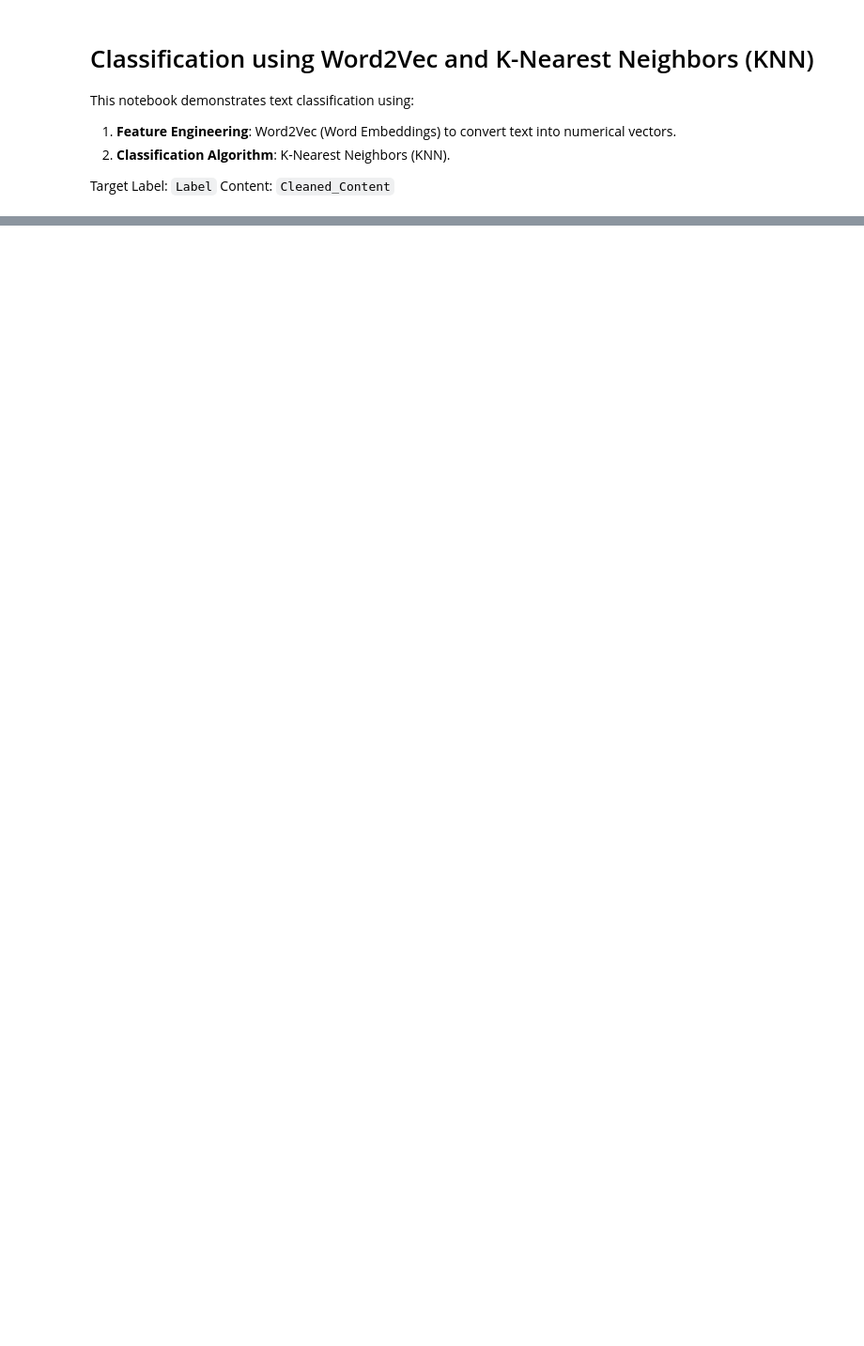
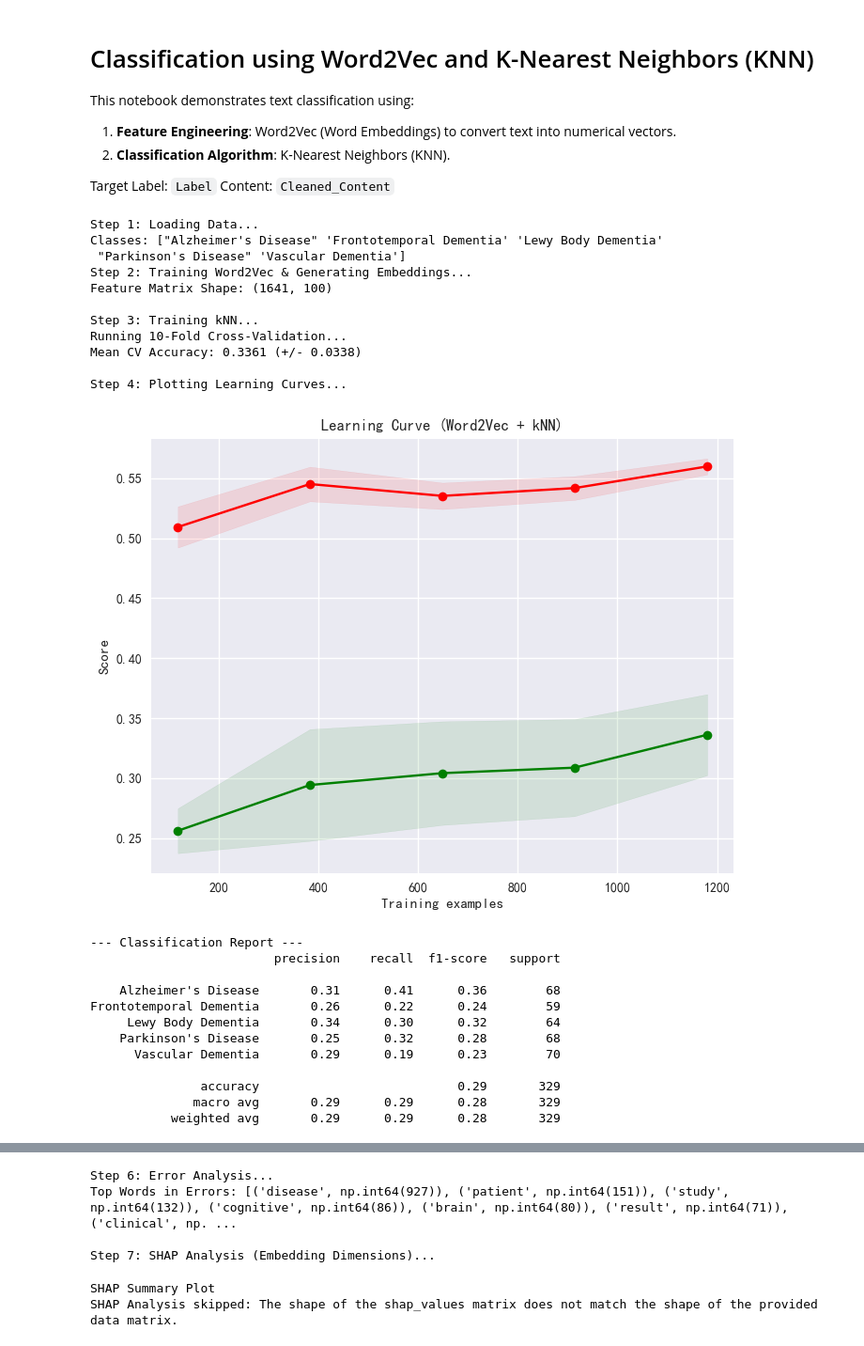
Before and after one commit to Y-66/ML-Classification, a Jupyter notebook: models/Word2Vec + kNN.ipynb, the cells around one changed output, grey strips where cells are left out. Shown at 94% size. Cells and saved outputs as stored; diff of their text form; code cells hidden in the pictures; blank space fills up the shorter version.

Commit message:
analysis without shap

```diff
--- a/models/Word2Vec + kNN.ipynb
+++ b/models/Word2Vec + kNN.ipynb
@@ -37,6 +26,7 @@ from sklearn.model_selection import train_test_split, cross_val_score, Stratifie
 from sklearn.neighbors import KNeighborsClassifier
 from sklearn.preprocessing import LabelEncoder
 from sklearn.metrics import classification_report, confusion_matrix, accuracy_score, roc_curve, auc
+import shap
 import warnings
 
 warnings.filterwarnings('ignore')
@@ -145,32 +135,76 @@ plt.figure(figsize=(10, 6))
 y_test_bin = pd.get_dummies(y_test).values
 if y_test_bin.shape[1] == len(label_names):
     for i, class_label in enumerate(label_names):
         fpr, tpr, _ = roc_curve(y_test_bin[:, i], y_prob[:, i])
         roc_auc = auc(fpr, tpr)
         plt.plot(fpr, tpr, label=f'{class_label} (AUC = {roc_auc:.2f})')
     plt.plot([0, 1], [0, 1], 'k--')
     plt.title('ROC Curve')
     plt.legend()
     plt.show()
 
 # ==========================================
 # 6. 误差分析
 # ==========================================
 print("\nStep 6: Error Analysis...")
 misclassified_indices = np.where(y_test != y_pred)[0]
 # ... Standard Code ...
 if len(misclassified_indices) > 0:
     error_docs = X_test_raw.iloc[misclassified_indices]
     from sklearn.feature_extraction.text import CountVectorizer
     error_cv = CountVectorizer(stop_words='english', max_features=20)
     try:
         error_counts = error_cv.fit_transform(error_docs)
         error_words = error_cv.get_feature_names_out()
         error_word_freq = np.asarray(error_counts.sum(axis=0)).flatten()
         print(f"Top Words in Errors: {sorted(dict(zip(error_words, error_word_freq)).items(), key=lambda x: x[1], reverse=True)}")
     except: pass
 else:
     print("Perfect Accuracy.")
 
-# SHAP skipped for kNN/Word2Vec due to interpretability challenges.
-print("\nStep 7: Explainability skipped for kNN (Distance-based). Refer to Error Analysis.")
+# ==========================================
+# 7. 可解释性 SHAP (Embeddings)
+# ==========================================
+print("\nStep 7: SHAP Analysis (Embedding Dimensions)...")
+try:
+    # KernelExplainer for kNN
+    # Use kmeans summary to approximate background distribution (faster)
+    background = shap.kmeans(X_train, 10)
+    explainer = shap.KernelExplainer(knn_model.predict_proba, background)
+
+    # Calculate shap values for a subset of test data
+    X_shap_sample = X_test[:20]
+    shap_values = explainer.shap_values(X_shap_sample)
+
+    print("SHAP Summary Plot")
+    # Plot for the first class
+    target_idx = 0
+    shap.summary_plot(shap_values[target_idx], X_shap_sample, feature_names=[f"Dim_{i}" for i in range(X.shape[1])], show=False)
+    plt.show()
+except Exception as e:
+    print(f"SHAP Analysis skipped: {e}")
+# %% [output]
+Step 1: Loading Data...
+Classes: ["Alzheimer's Disease" 'Frontotemporal Dementia' 'Lewy Body Dementia'
+ "Parkinson's Disease" 'Vascular Dementia']
+Step 2: Training Word2Vec & Generating Embeddings...
+Feature Matrix Shape: (1641, 100)
+
+Step 3: Training kNN...
+Running 10-Fold Cross-Validation...
+Mean CV Accuracy: 0.3361 (+/- 0.0338)
+
+Step 4: Plotting Learning Curves...
+[figure, added]
+--- Classification Report ---
+                         precision    recall  f1-score   support
+
+    Alzheimer's Disease       0.31      0.41      0.36        68
+Frontotemporal Dementia       0.26      0.22      0.24        59
+     Lewy Body Dementia       0.34      0.30      0.32        64
+    Parkinson's Disease       0.25      0.32      0.28        68
+      Vascular Dementia       0.29      0.19      0.23        70
+
+               accuracy                           0.29       329
+              macro avg       0.29      0.29      0.28       329
+           weighted avg       0.29      0.29      0.28       329
@@ -176,0 +213,6 @@ print("\nStep 7: Explainability skipped for kNN (Distance-based). Refer to Error
+Step 6: Error Analysis...
+Top Words in Errors: [('disease', np.int64(927)), ('patient', np.int64(151)), ('study', np.int64(132)), ('cognitive', np.int64(86)), ('brain', np.int64(80)), ('result', np.int64(71)), ('clinical', np. ...
+
+Step 7: SHAP Analysis (Embedding Dimensions)...
+SHAP Summary Plot
+SHAP Analysis skipped: The shape of the shap_values matrix does not match the shape of the provided data matrix.
```
Also changed, not shown: parts of 12 cells of this notebook, 8 other files.
